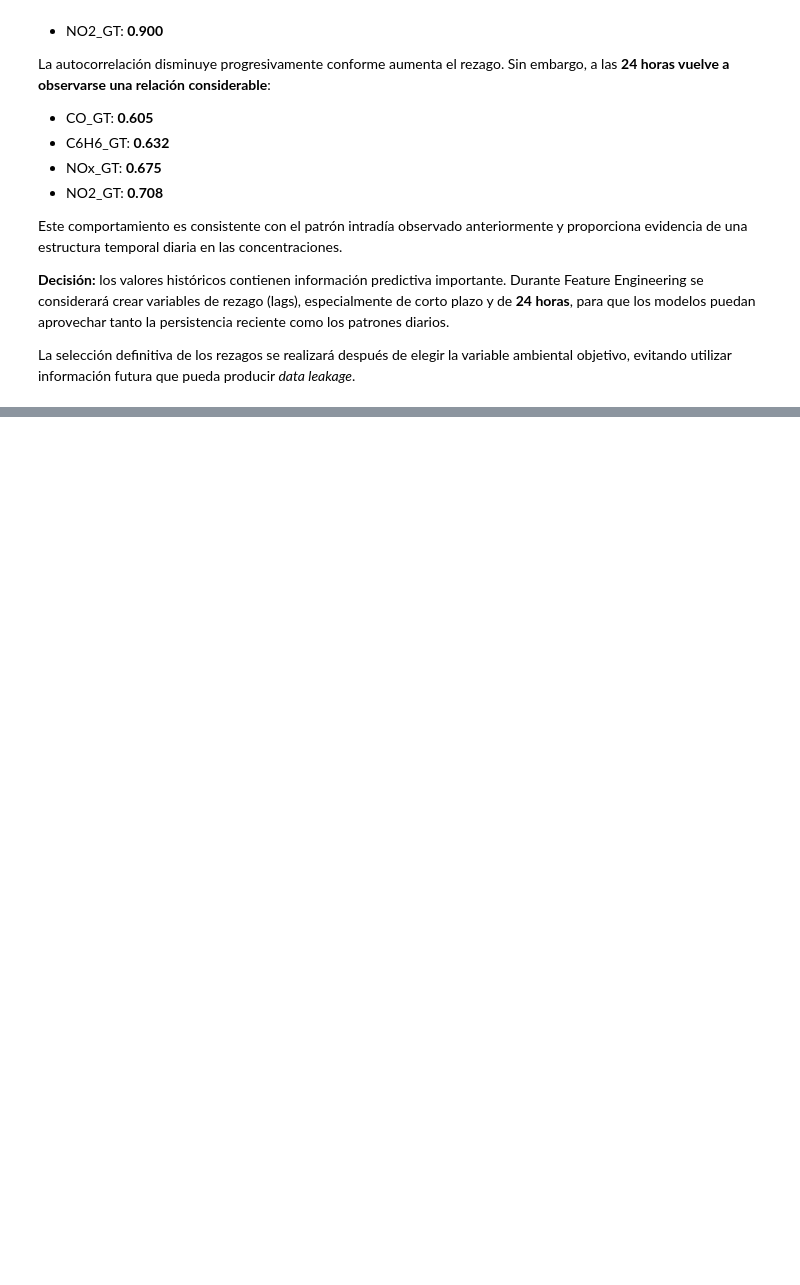
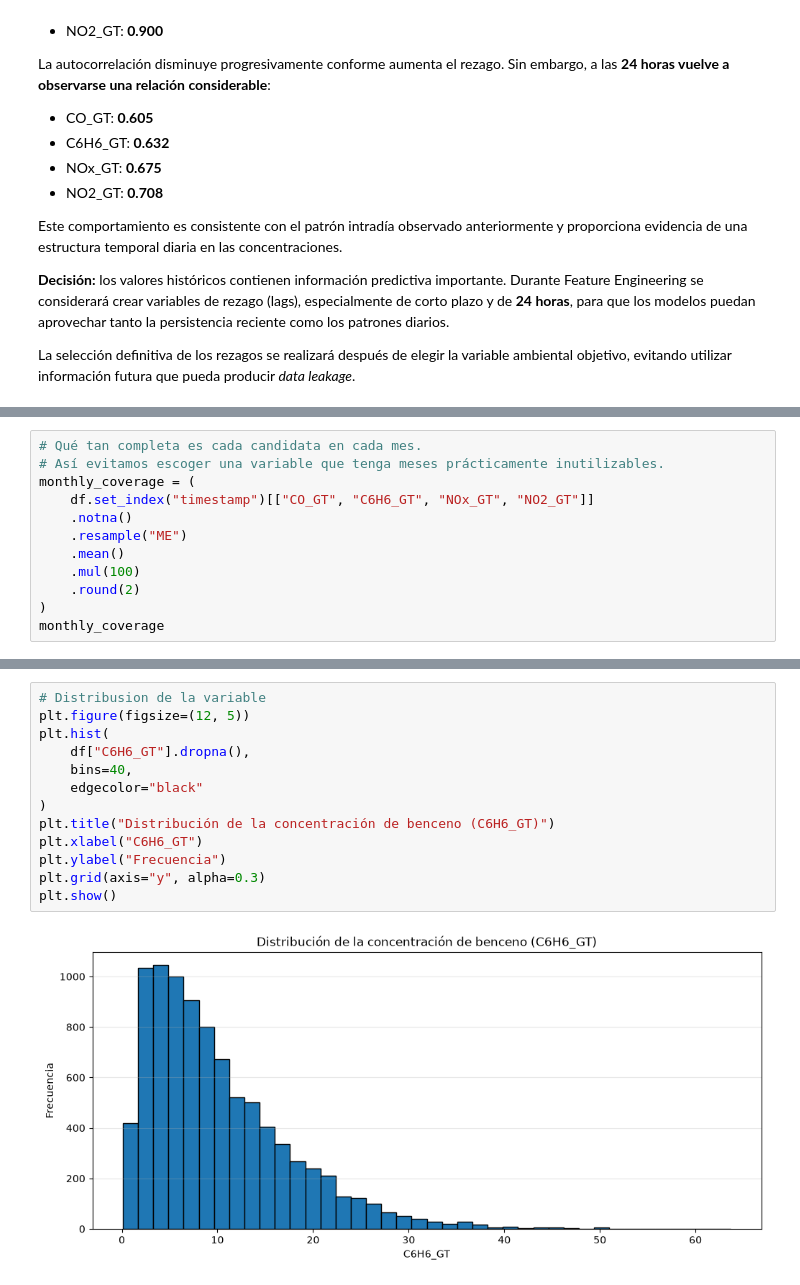
Before and after one commit to aparodriguez25-sketch/Grupo8_Air_Quality_MLOps, a Jupyter notebook: notebooks/01_eda_air_quality.ipynb, the cells around one changed output, grey strips where cells are left out. Cells and saved outputs as stored; diff of their text form; blank space fills up the shorter version.

```diff
--- a/notebooks/01_eda_air_quality.ipynb
+++ b/notebooks/01_eda_air_quality.ipynb
@@ -515,0 +616,12 @@ continuity_report
+# %%
+# Qué tan completa es cada candidata en cada mes.
+# Así evitamos escoger una variable que tenga meses prácticamente inutilizables.
+monthly_coverage = (
+    df.set_index("timestamp")[["CO_GT", "C6H6_GT", "NOx_GT", "NO2_GT"]]
+    .notna()
+    .resample("ME")
+    .mean()
+    .mul(100)
+    .round(2)
+)
+monthly_coverage
@@ -515,0 +713,15 @@ continuity_report
+# %%
+# Distribusion de la variable
+plt.figure(figsize=(12, 5))
+plt.hist(
+    df["C6H6_GT"].dropna(),
+    bins=40,
+    edgecolor="black"
+)
+plt.title("Distribución de la concentración de benceno (C6H6_GT)")
+plt.xlabel("C6H6_GT")
+plt.ylabel("Frecuencia")
+plt.grid(axis="y", alpha=0.3)
+plt.show()
+# %% [output]
+[figure, added]
```
Also changed, not shown: parts of 14 cells of this notebook.
